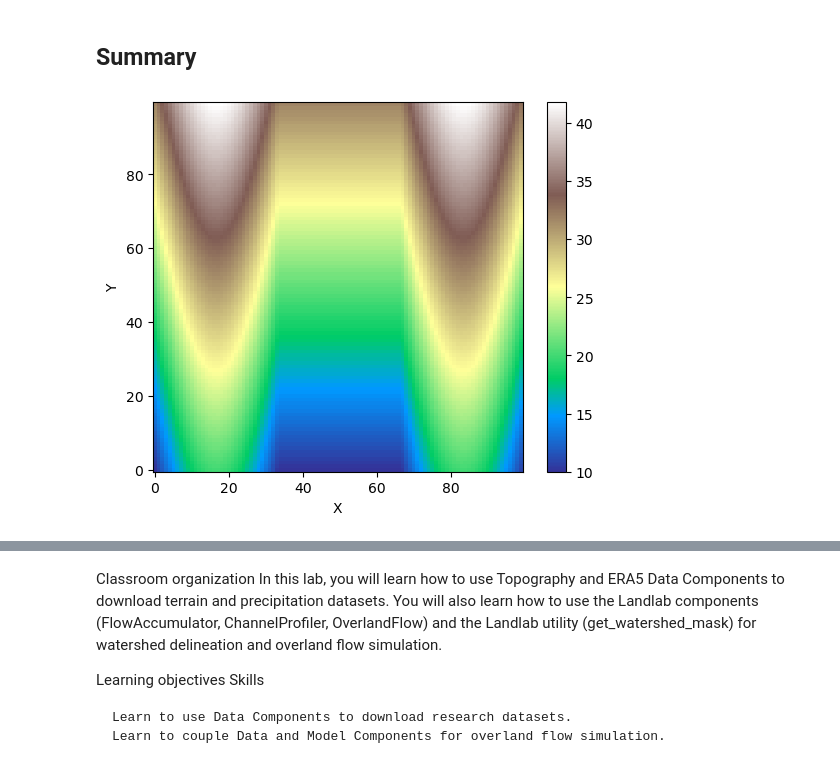
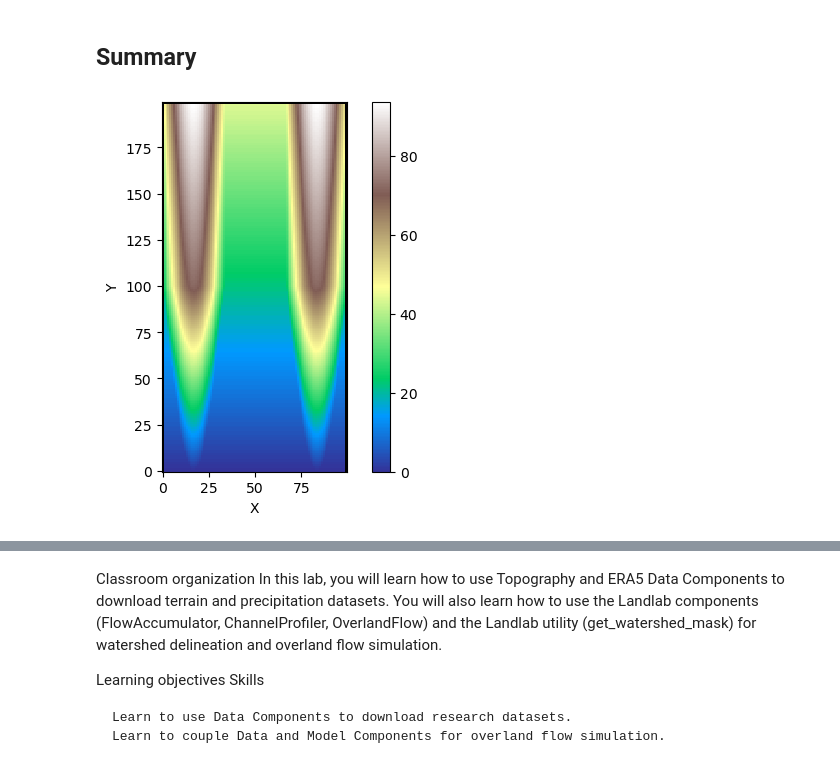
Before and after one commit to shaylatriant/2025-glacier-outbursts, a Jupyter notebook: post_glacial_lab.ipynb, the cells around one changed output, grey strips where cells are left out. Cells and saved outputs as stored; diff of their text form; code cells hidden in the pictures.

Commit message:
Updated Moraine Topo setup

```diff
--- a/post_glacial_lab.ipynb
+++ b/post_glacial_lab.ipynb
@@ -54,24 +54,34 @@ import numpy as np
 # %%
 #define the grid
 size_x = 100
-size_y = 100
+size_y = 200
 spacing = 1.0
-grid = RasterModelGrid((size_x, size_y), xy_spacing=spacing)
+grid = RasterModelGrid((size_y, size_x), xy_spacing=spacing)
 
 # morph the grid with a sine function
-moraine_height = 10
+moraine_height = 50
 bedrock_slope = 0.22
 layer_thickness = 10
+moraine_disappears_at_y = 100
 
 grid.add_zeros('topographic__elevation', at='node')
 x = grid.x_of_node
 y = grid.y_of_node
 z = moraine_height * np.sin(np.pi*x / (size_x/3))
+# get z where y is less than moraine_disappears_at_y
+z[y<moraine_disappears_at_y] += (y[y<moraine_disappears_at_y] - moraine_disappears_at_y) * moraine_height/moraine_disappears_at_y
 z[z<0] = 0
-z += bedrock_slope*y + layer_thickness
+z += bedrock_slope*y
+# z[z<25] = 25
 grid.at_node['topographic__elevation'] = z
+
+# add boundaries
+grid.status_at_node[grid.nodes_at_left_edge] = grid.BC_NODE_IS_CLOSED
+grid.status_at_node[grid.nodes_at_right_edge] = grid.BC_NODE_IS_CLOSED
+# grid.status_at_node[grid.nodes_at_bottom_edge] = grid.BC_NODE_IS_CLOSED
+grid.status_at_node[grid.nodes_at_top_edge] = grid.BC_NODE_IS_CLOSED
 
 # show grid
 grid.imshow('topographic__elevation', cmap=cm.terrain)
 # %% [output]
-[figure, old version]
+[figure, new version]
```
Also changed, not shown: parts of 2 cells of this notebook.
